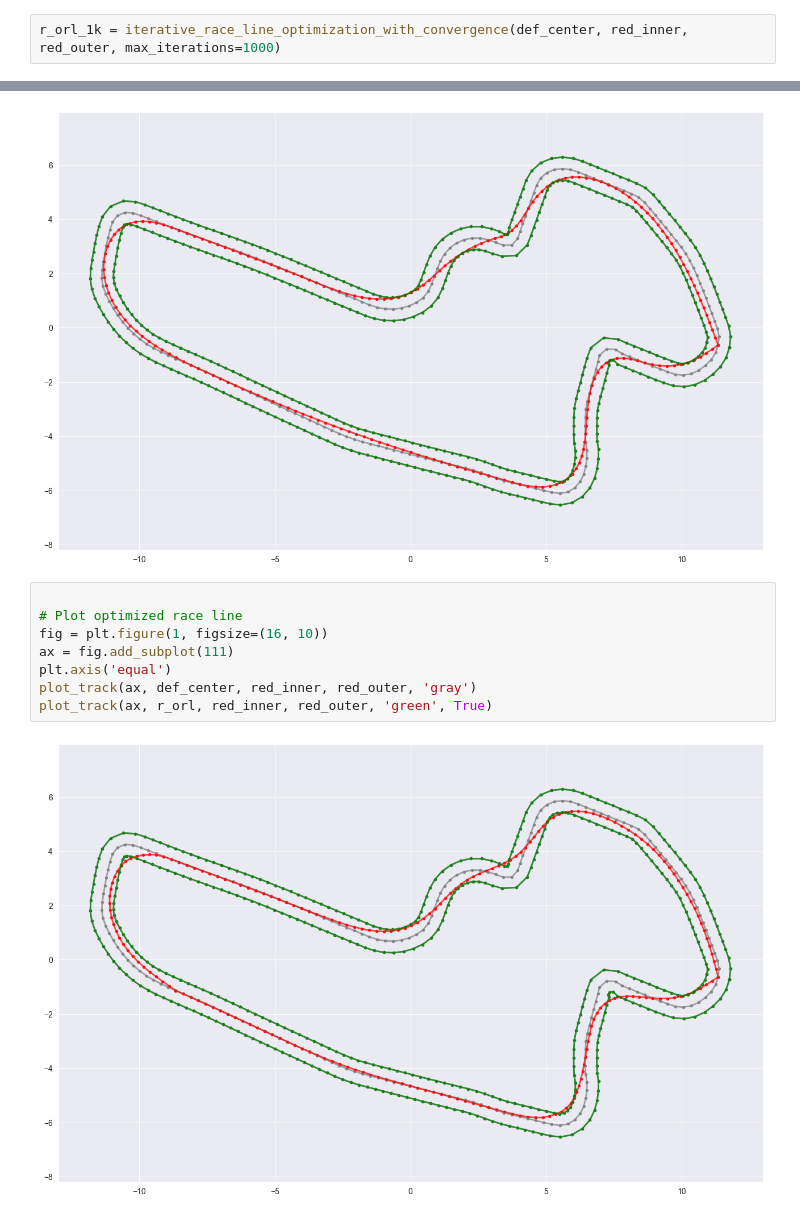
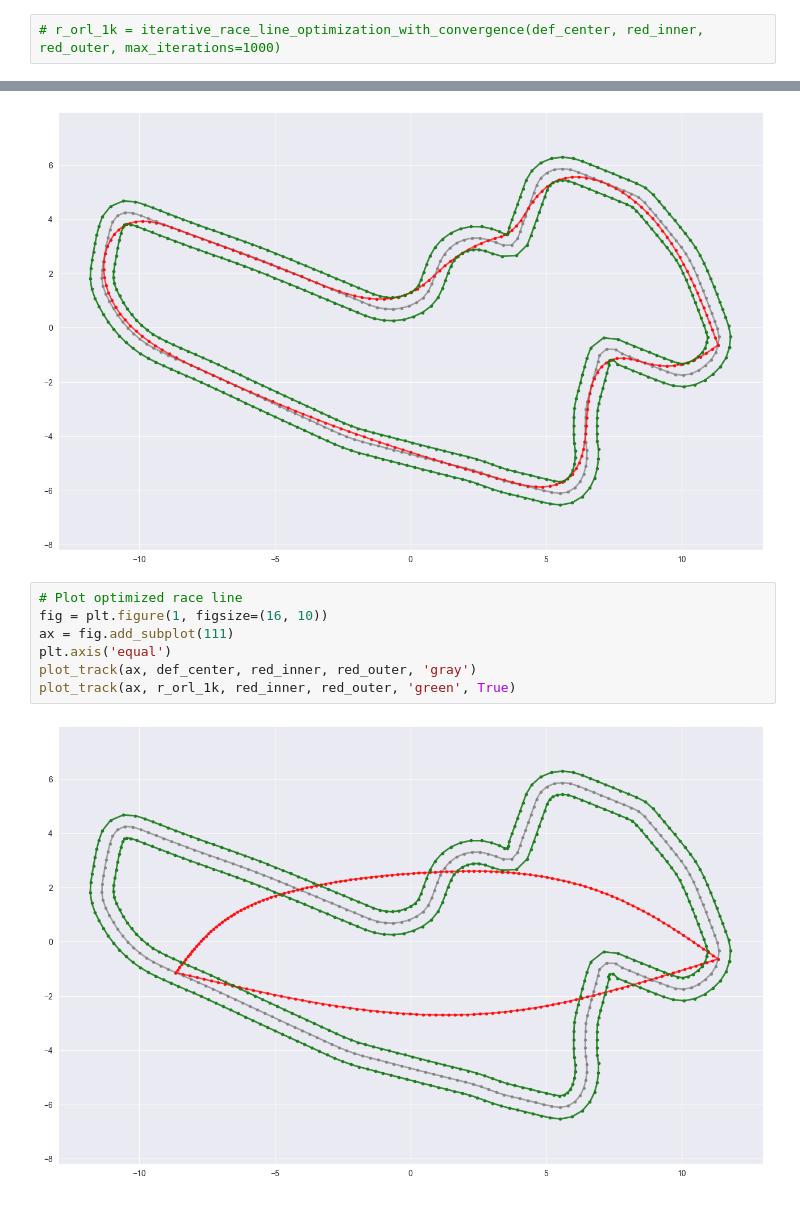
Before and after one commit to scscodes/dr2024, a Jupyter notebook: notebooks/Optimized_Race_Line.ipynb, the cells around one changed output, grey strips where cells are left out. Drawn from its saved outputs; the diff is of its cells as text.

```diff
--- a/notebooks/Optimized_Race_Line.ipynb
+++ b/notebooks/Optimized_Race_Line.ipynb
@@ -420,2 +413,2 @@ Iteration 10/10
 # %%
-r_orl_1k = iterative_race_line_optimization_with_convergence(def_center, red_inner, red_outer, max_iterations=1000)
+# r_orl_1k = iterative_race_line_optimization_with_convergence(def_center, red_inner, red_outer, max_iterations=1000)
@@ -448,12 +439,11 @@ plot_track(ax, orl_10k, red_inner, red_outer, 'green', True)
 # %% [output]
 [figure]
 # %%
-
 # Plot optimized race line
 fig = plt.figure(1, figsize=(16, 10))
 ax = fig.add_subplot(111)
 plt.axis('equal')
 plot_track(ax, def_center, red_inner, red_outer, 'gray')
-plot_track(ax, r_orl, red_inner, red_outer, 'green', True)
+plot_track(ax, r_orl_1k, red_inner, red_outer, 'green', True)
 # %% [output]
-[figure, old version]
+[figure, new version]
```
Also changed, not shown: parts of 11 cells of this notebook.
